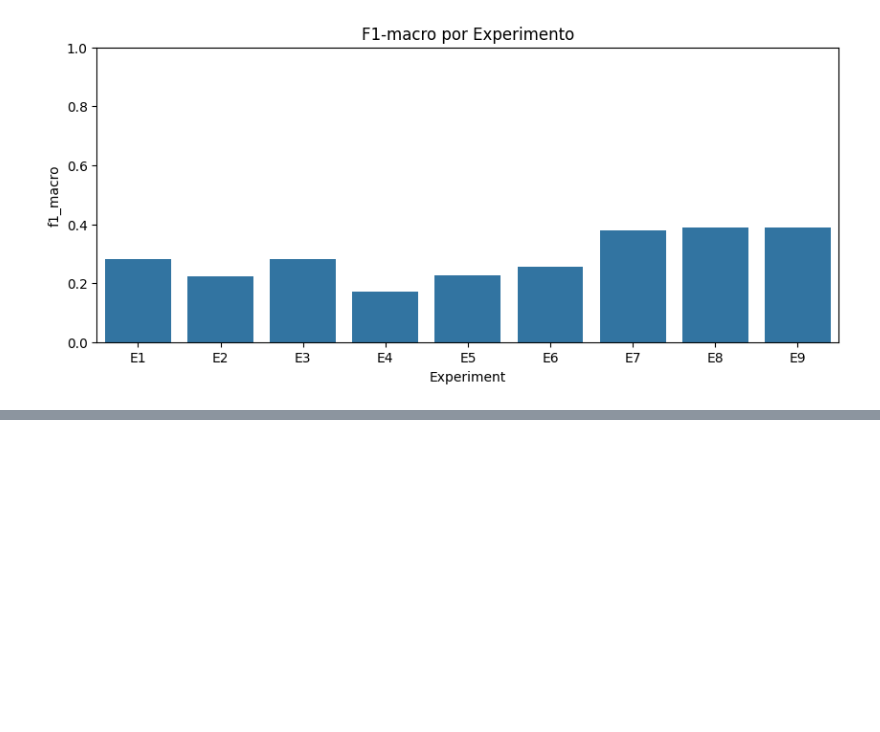
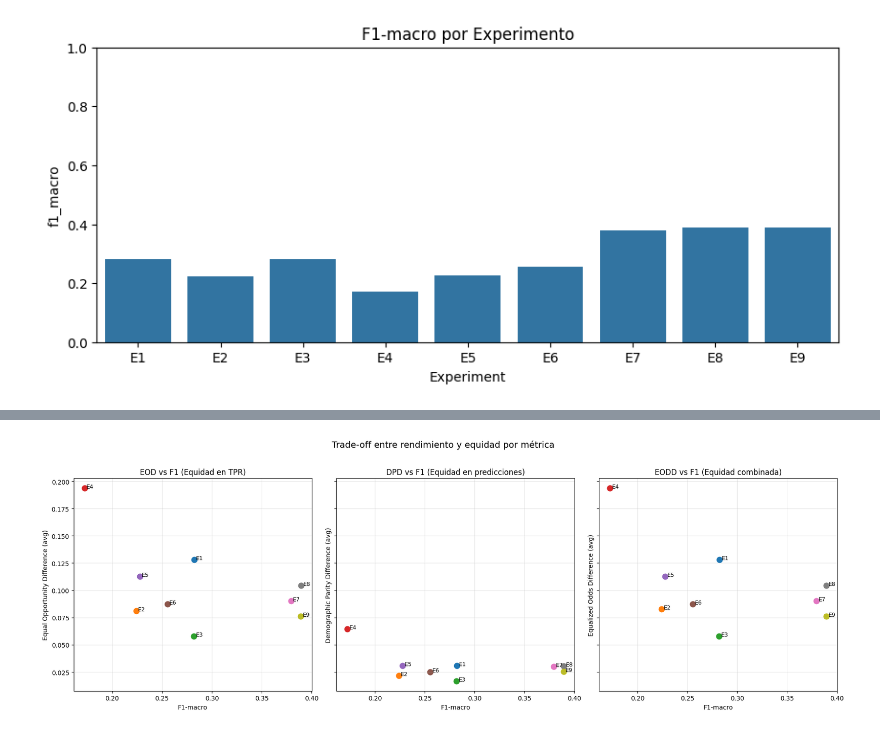
Before and after one commit to saulbyRB/Bias-experiments, a Jupyter notebook: Proyecto_individual.ipynb, the cells around one changed output, grey strips where cells are left out. Saved outputs shown, nothing was run; the diff lists cells and outputs as text; code cells hidden in the pictures; blank space fills up the shorter version.

Commit message:
trade-off con equidad

```diff
--- a/Proyecto_individual.ipynb
+++ b/Proyecto_individual.ipynb
@@ -980,13 +997,26 @@ for exp_name, model in trained_models.items():
     metrics_race = metrics_by_race(model, df_subset)
     print(metrics_race)
 
-    # Gráfico
+    # Gráfico por raza
     plt.figure(figsize=(10,4))
     sns.barplot(x='race', y='accuracy', data=metrics_race)
     plt.title(f"Accuracy por raza - {exp_name}")
     plt.ylim(0,1)
     plt.xticks(rotation=45)
     plt.show()
+
+    # --- Métricas de equidad ---
+    fairness = fairness_metrics(model, df_subset)
+    print(f"📏 Fairness metrics for {exp_name}:")
+    for k, v in fairness.items():
+        if isinstance(v, list):
+            v_str = [f"{x:.4f}" for x in v]
+            print(f"  {k}: {v_str}")
+        else:
+            print(f"  {k}: {v:.4f}")
+
+    # **Actualizar results_summary con las métricas de fairness**
+    results_summary[exp_name].update(fairness)
 # %% [output]
 === Métricas por raza para E1 ===
    race  accuracy  f1_macro
@@ -1051,0 +1122,49 @@ for exp_name, model in trained_models.items():
+# %%
+# ----------------------------------------------
+# 🔄 Trade-off entre rendimiento y equidad (subplots)
+# ----------------------------------------------
+import matplotlib.pyplot as plt
+
+fig, axes = plt.subplots(1, 3, figsize=(18, 6), sharex=True, sharey=True)
+
+# ---- Subplot 1: Equal Opportunity Difference ----
+for exp_name in trained_models:
+    f1 = results_summary[exp_name]['f1_macro']
+    eod = results_summary[exp_name]['equal_opportunity_diff_avg']
+    axes[0].scatter(f1, eod, s=80)
+    axes[0].text(f1 + 0.002, eod, exp_name, fontsize=9)
+
+axes[0].set_xlabel("F1-macro")
+axes[0].set_ylabel("Equal Opportunity Difference (avg)")
+axes[0].set_title("EOD vs F1 (Equidad en TPR)")
+axes[0].grid(True, alpha=0.3)
+
+# ---- Subplot 2: Demographic Parity Difference ----
+for exp_name in trained_models:
+    f1 = results_summary[exp_name]['f1_macro']
+    dpd = results_summary[exp_name]['demographic_parity_diff_avg']
+    axes[1].scatter(f1, dpd, s=80)
+    axes[1].text(f1 + 0.002, dpd, exp_name, fontsize=9)
+
+axes[1].set_xlabel("F1-macro")
+axes[1].set_ylabel("Demographic Parity Difference (avg)")
+axes[1].set_title("DPD vs F1 (Equidad en predicciones)")
+axes[1].grid(True, alpha=0.3)
+
+# ---- Subplot 3: Equalized Odds Difference ----
+for exp_name in trained_models:
+    f1 = results_summary[exp_name]['f1_macro']
+    eodd = results_summary[exp_name]['equalized_odds_diff_avg']
+    axes[2].scatter(f1, eodd, s=80)
+    axes[2].text(f1 + 0.002, eodd, exp_name, fontsize=9)
+
+axes[2].set_xlabel("F1-macro")
+axes[2].set_ylabel("Equalized Odds Difference (avg)")
+axes[2].set_title("EODD vs F1 (Equidad combinada)")
+axes[2].grid(True, alpha=0.3)
+
+plt.suptitle("Trade-off entre rendimiento y equidad por métrica", fontsize=14, y=1.02)
+plt.tight_layout()
+plt.show()
+# %% [output]
+[figure, added]
```
Also changed, not shown: parts of 20 cells of this notebook.
